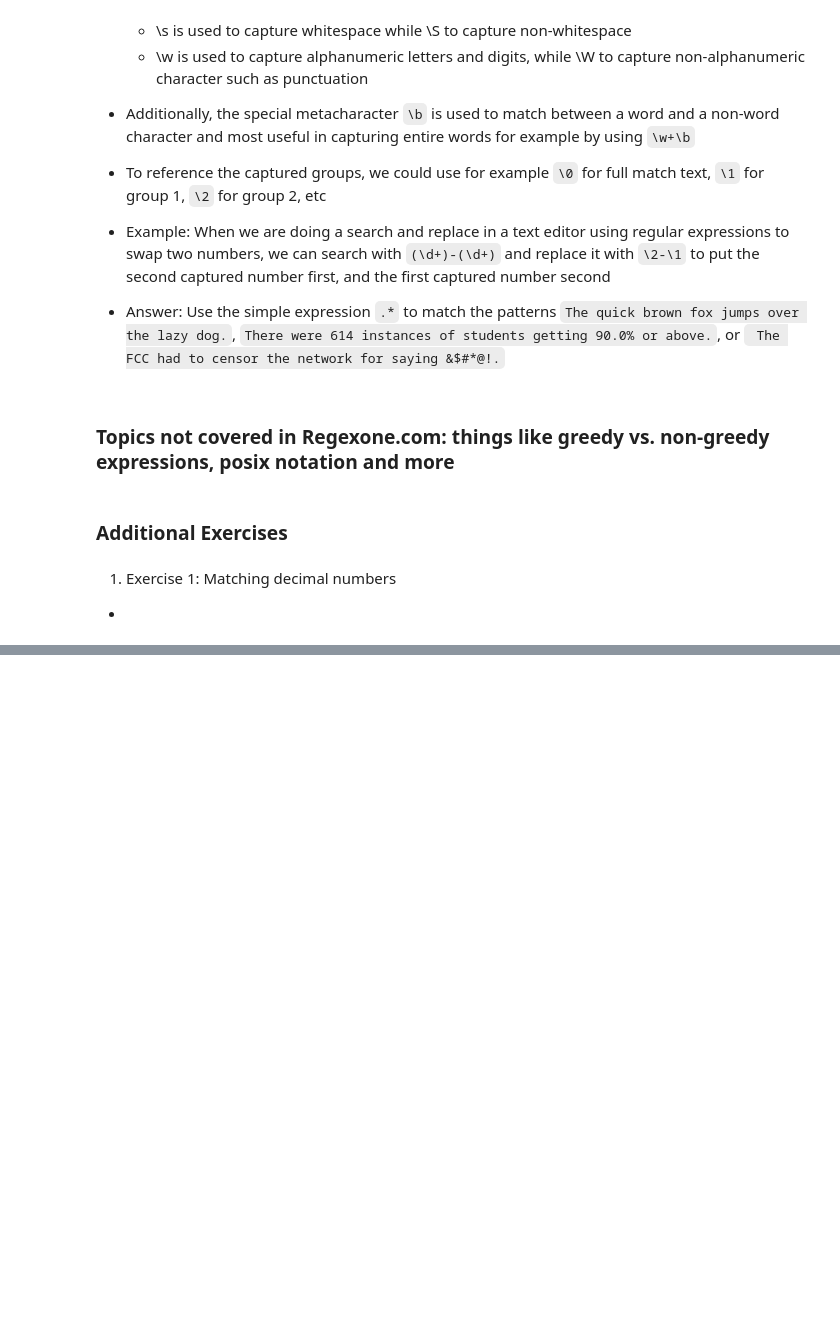
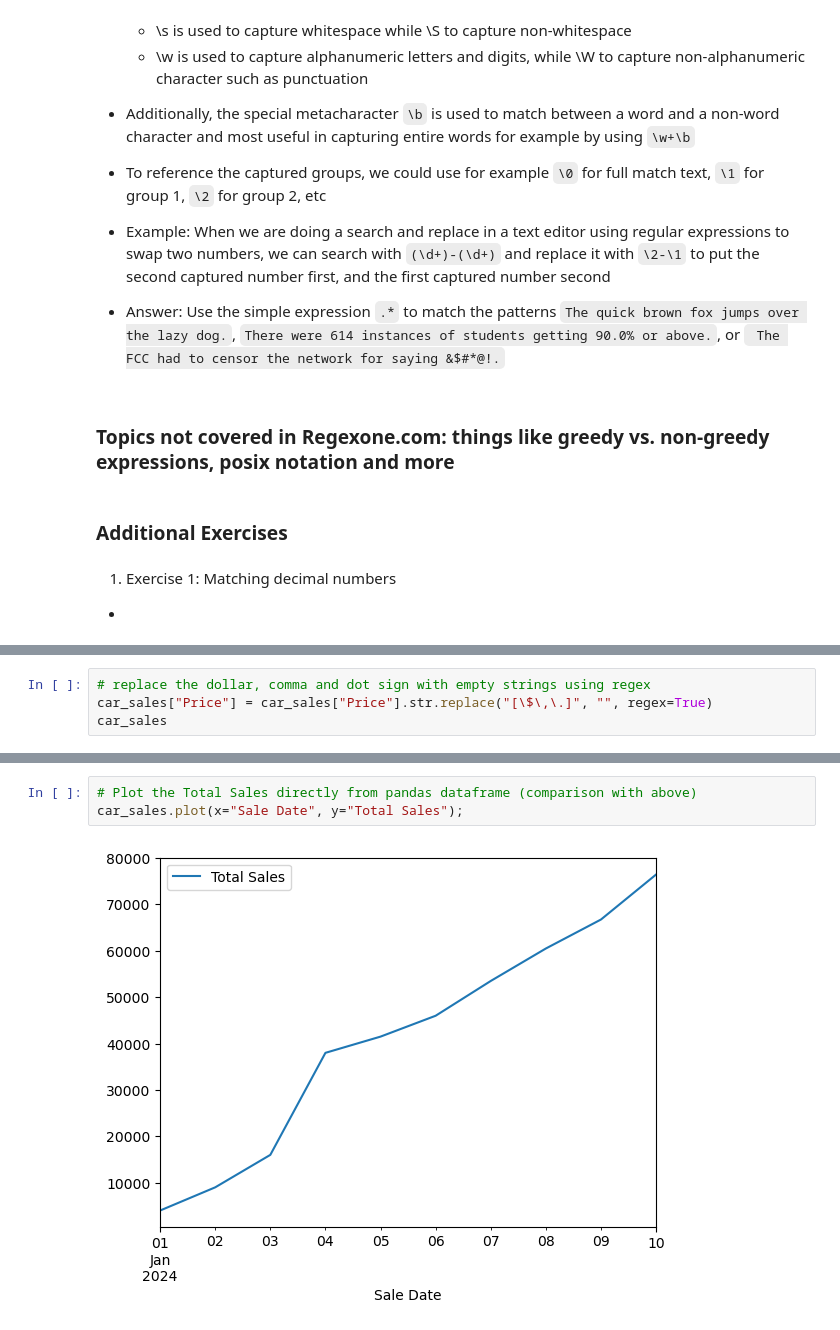
Before and after one commit to AHMAD-KHAIRI/ztm-ml-course, a Jupyter notebook: 04_matplotlib/introduction-to-matplotlib.ipynb, the cells around one changed output, grey strips where cells are left out. Saved outputs shown, nothing was run; the diff lists cells and outputs as text; blank space fills up the shorter version.

```diff
--- a/04_matplotlib/introduction-to-matplotlib.ipynb
+++ b/04_matplotlib/introduction-to-matplotlib.ipynb
@@ -443,0 +457,4 @@ ts.plot();
+# %%
+# replace the dollar, comma and dot sign with empty strings using regex
+car_sales["Price"] = car_sales["Price"].str.replace("[\$\,\.]", "", regex=True)
+car_sales
@@ -443,0 +567,5 @@ ts.plot();
+# %%
+# Plot the Total Sales directly from pandas dataframe (comparison with above)
+car_sales.plot(x="Sale Date", y="Total Sales");
+# %% [output]
+[figure, added]
```
Also changed, not shown: parts of 53 cells of this notebook.
